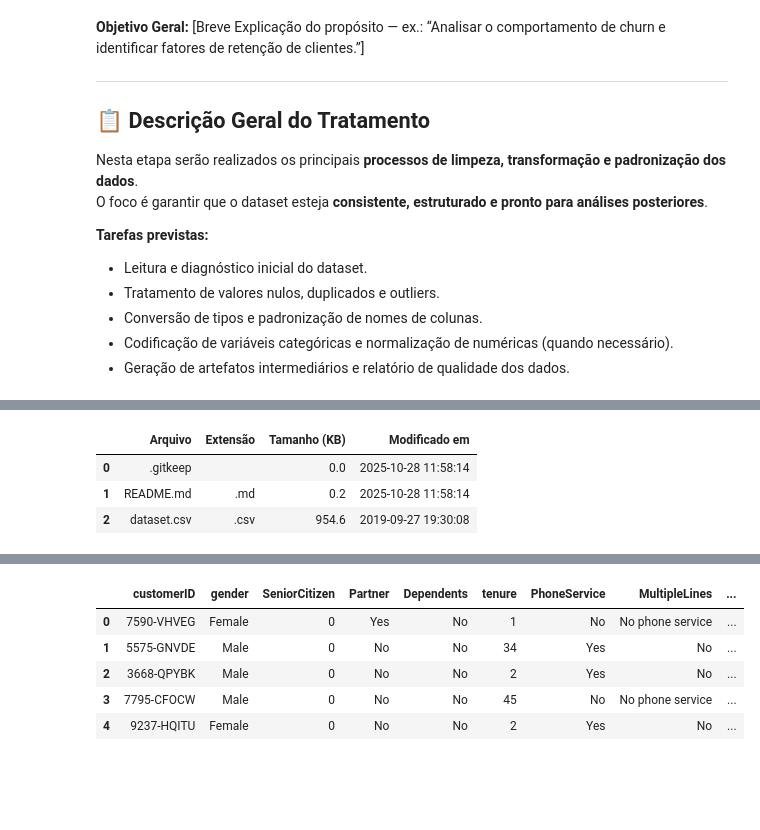
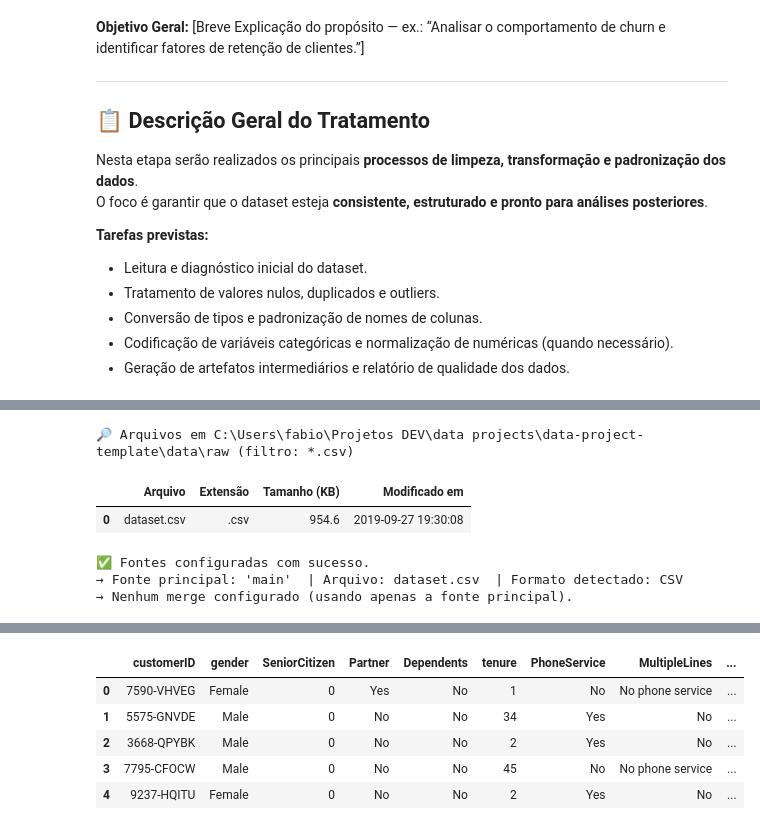
Before and after one commit to FabioAguiar/data-project-template, a Jupyter notebook: notebooks/01_data_preparation_template.ipynb, the cells around one changed output, grey strips where cells are left out. Cells and saved outputs as stored; diff of their text form; code cells hidden in the pictures; blank space fills up the shorter version.

```diff
--- a/notebooks/01_data_preparation_template.ipynb
+++ b/notebooks/01_data_preparation_template.ipynb
@@ -238,12 +250,12 @@ Aqui é onde você informa **quais datasets serão carregados**, **em qual forma
-# %%
-from utils.utils_data import list_directory_files
-
-display(list_directory_files(RAW_DIR))
-# %% [output]
-|  | Arquivo | Extensão | Tamanho (KB) | Modificado em |
-| 0 | .gitkeep |  | 0.0 | 2025-10-28 11:58:14 |
-| 1 | README.md | .md | 0.2 | 2025-10-28 11:58:14 |
-| 2 | dataset.csv | .csv | 954.6 | 2019-09-27 19:30:08 |
+# %%
+import importlib, utils.utils_data as ud
+
+RAW_DIR = paths.raw_dir
+ud.suggest_source_path(RAW_DIR, pattern="*.csv")
+# %% [output]
+🔎 Arquivos em C:\Users\fabio\Projetos DEV\data projects\data-project-template\data\raw (filtro: *.csv)
+|  | Arquivo | Extensão | Tamanho (KB) | Modificado em |
+| 0 | dataset.csv | .csv | 954.6 | 2019-09-27 19:30:08 |
 # %%
 # Obs: só alterar este bloco quando precisar mudar os arquivos ou as chaves de junção.
 
@@ -275,6 +287,25 @@ MAIN_SOURCE = "main"
 MERGE_STEPS = [
     # ("dim_customers", "left", "customer_id", "id"),
 ]
+
+# Validação
+main_path = SOURCES[MAIN_SOURCE]["path"]
+main_format = SOURCES[MAIN_SOURCE].get("format") or main_path.suffix.lstrip(".").lower()
+print(f"✅ Fontes configuradas com sucesso.")
+
+print(
+    f"→ Fonte principal: '{MAIN_SOURCE}'  "
+    f"| Arquivo: {main_path.name}  "
+    f"| Formato detectado: {main_format.upper()}"
+)
+if MERGE_STEPS:
+    print(f"→ {len(MERGE_STEPS)} etapa(s) de merge configuradas.")
+else:
+    print("→ Nenhum merge configurado (usando apenas a fonte principal).")
+# %% [output]
+✅ Fontes configuradas com sucesso.
+→ Fonte principal: 'main'  | Arquivo: dataset.csv  | Formato detectado: CSV
+→ Nenhum merge configurado (usando apenas a fonte principal).
 # %% [markdown]
 ## 📥 Ingestão & Visão Rápida
 
```
Also changed, not shown: parts of 15 cells of this notebook, 7 other files.
